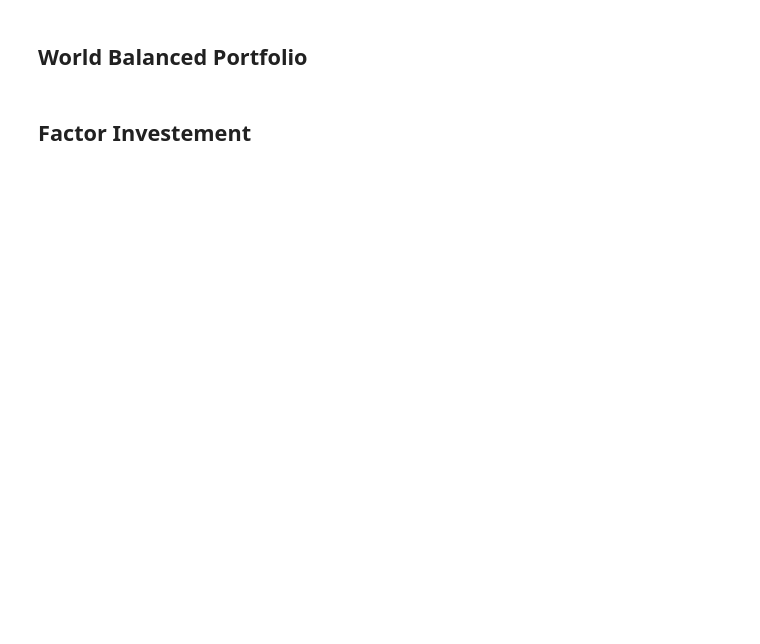
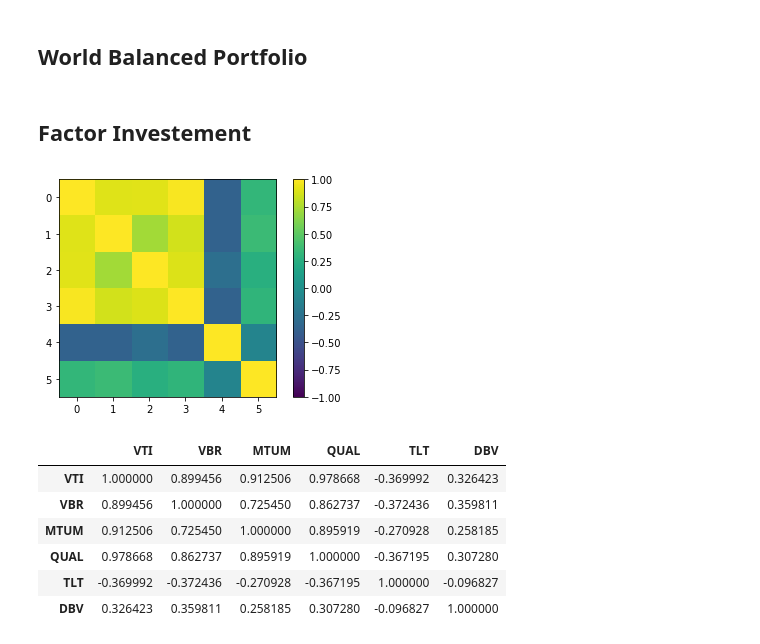
Before and after one commit to sonesuke/mypo, a Jupyter notebook: docs/tutorial/factor_investment.ipynb, the cells around one changed output. Saved outputs shown, nothing was run; the diff lists cells and outputs as text; code cells hidden in the pictures; blank space fills up the shorter version.

Commit message:
mypo-189 factor investment

```diff
--- a/docs/tutorial/factor_investment.ipynb
+++ b/docs/tutorial/factor_investment.ipynb
@@ -49,6 +49,24 @@ us_market = loader.filter(['SPY', 'IEF', 'TLT', 'GLD']).get_market()
 # %% [markdown]
 Factor Investement
 ------------------------
+# %%
+corr = factor_market.get_rate_of_change().corr()
+
+plt.figure()
+plt.imshow(corr,interpolation='nearest',vmin=-1,vmax=1,cmap='viridis')
+plt.colorbar()
+plt.show()
+
+corr
+# %% [output]
+[figure, added]
+|  | VTI | VBR | MTUM | QUAL | TLT | DBV |
+| VTI | 1.000000 | 0.899456 | 0.912506 | 0.978668 | -0.369992 | 0.326423 |
+| VBR | 0.899456 | 1.000000 | 0.725450 | 0.862737 | -0.372436 | 0.359811 |
+| MTUM | 0.912506 | 0.725450 | 1.000000 | 0.895919 | -0.270928 | 0.258185 |
+| QUAL | 0.978668 | 0.862737 | 0.895919 | 1.000000 | -0.367195 | 0.307280 |
+| TLT | -0.369992 | -0.372436 | -0.270928 | -0.367195 | 1.000000 | -0.096827 |
+| DBV | 0.326423 | 0.359811 | 0.258185 | 0.307280 | -0.096827 | 1.000000 |
 # %%
 folds = split_k_folds(factor_market, 1, 200)
 fold = folds[0]
```
Also changed, not shown: parts of 4 cells of this notebook, 1 other file.
